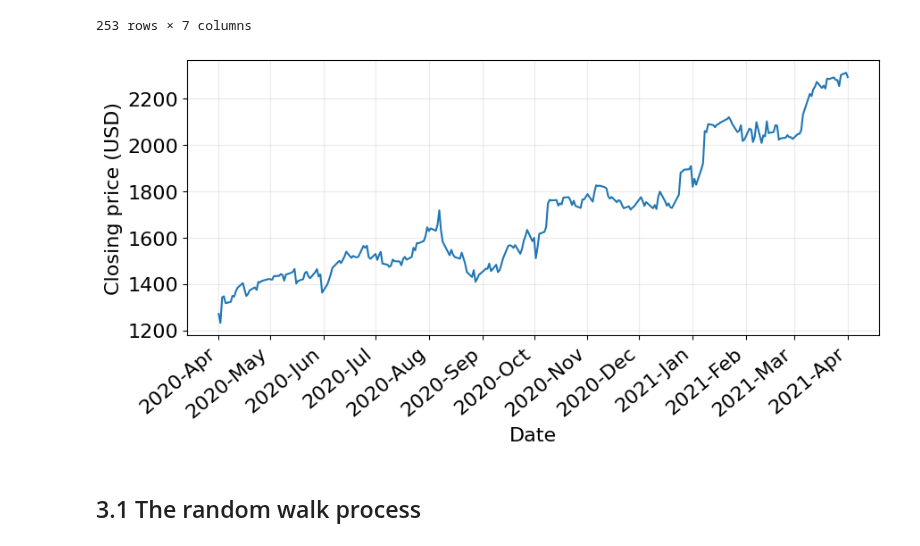
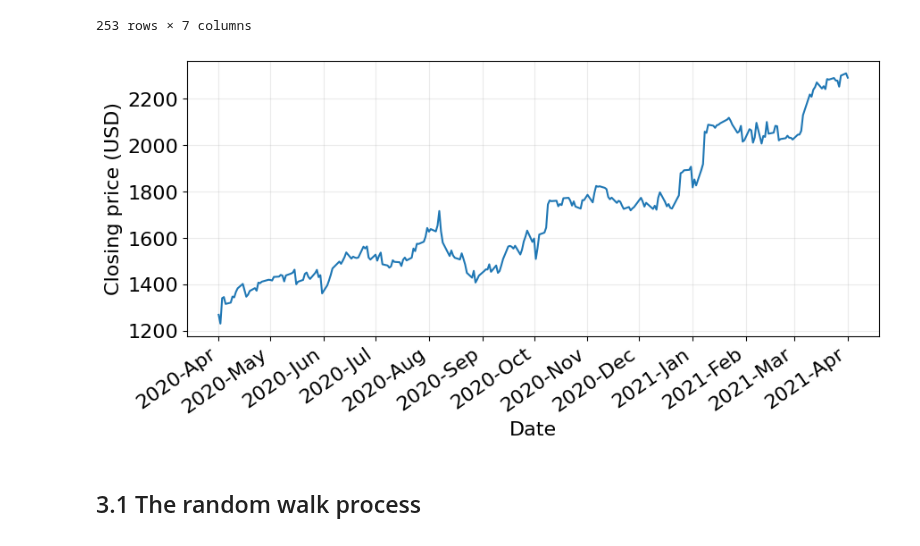
Before and after one commit to LugoBlogger/SI-201-542-forecasting-technique, a Jupyter notebook: week-03.ipynb, the cells around one changed output. Cells and saved outputs as stored; diff of their text form; code cells hidden in the pictures.

```diff
--- a/week-03.ipynb
+++ b/week-03.ipynb
@@ -34,26 +38,26 @@ df
 # %%
 fig, ax = plt.subplots(figsize=(10, 4))
 
 # x_year = pd.DatetimeIndex(df["Date"]).month
 ax.plot(df["Date"], df["Close"])
 
 formatter = mdates.DateFormatter("%Y-%b")
 # locator = mdates.YearLocator(base=2)
 locator = mdates.MonthLocator(interval=1, bymonthday=27)
 ax.xaxis.set_major_formatter(formatter)
 ax.xaxis.set_major_locator(locator)
 
 ax.grid("on")
 ax.set_xlabel("Date")
 ax.set_ylabel("Closing price (USD)")
 
 for j, label in enumerate(ax.get_xticklabels()):
-  label.set_rotation(40)
+  label.set_rotation(35)
   label.set_horizontalalignment('right')
 
 plt.show(fig)
 # %% [output]
-[figure, old version]
+[figure, new version]
 # %% [markdown]
 ## 3.1 The random walk process
 # %% [markdown]
```
Also changed, not shown: parts of 16 cells of this notebook, 8 other files.
